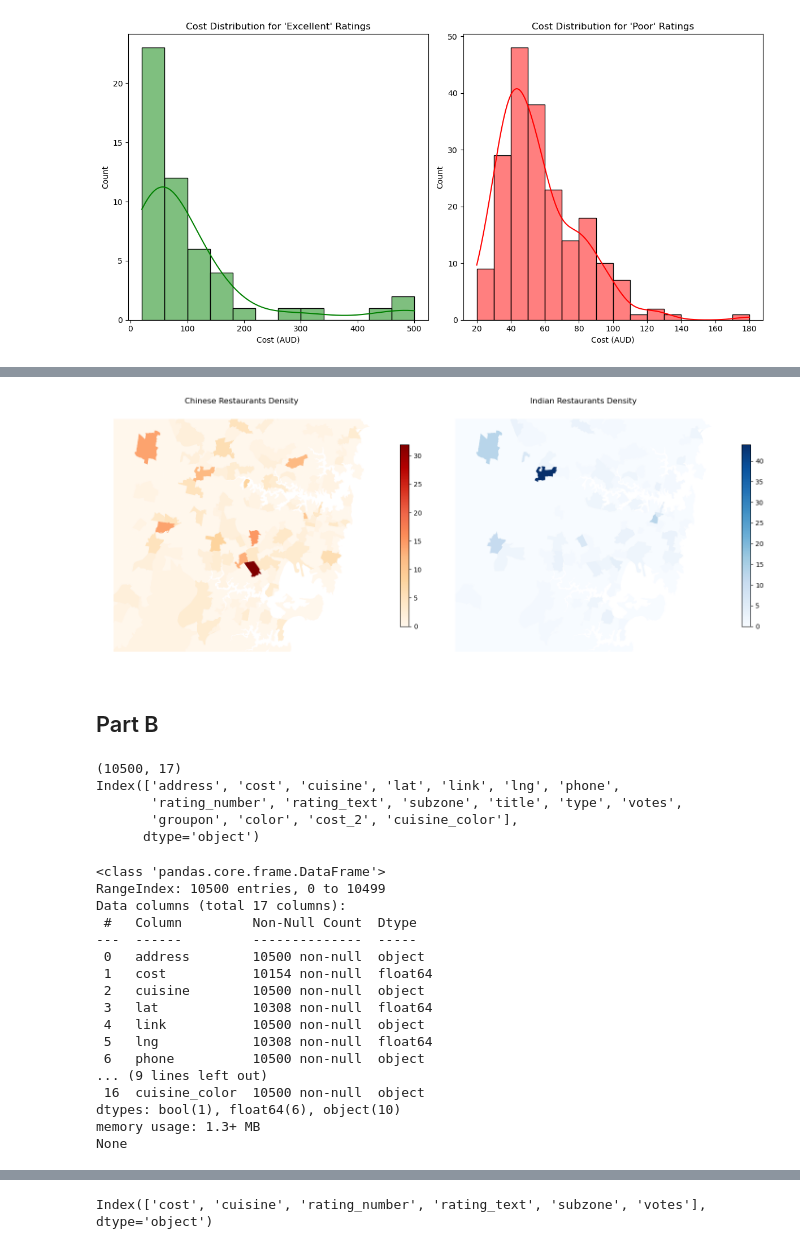
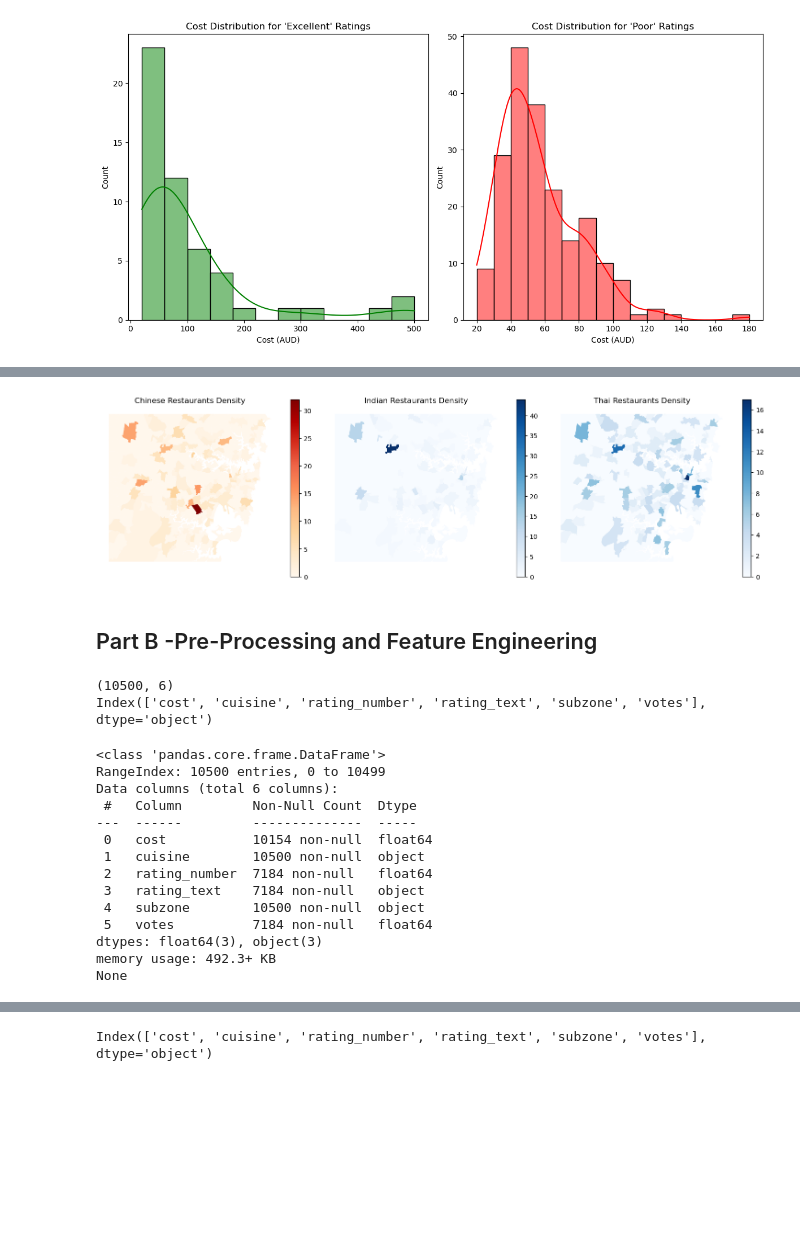
Before and after one commit to Jigme96-BHU/dsts-assignment1, a Jupyter notebook: assignment1.ipynb, the cells around one changed output, grey strips where cells are left out. Drawn from its saved outputs; the diff is of its cells as text; code cells hidden in the pictures; blank space fills up the shorter version.

```diff
--- a/assignment1.ipynb
+++ b/assignment1.ipynb
@@ -10,2 +19,4 @@ warnings.filterwarnings("ignore", category=FutureWarning)
 # %%
-data = pd.read_csv('./data/zomato_df_final_data.csv')
+# Importing the data
+
+zomato_data = pd.read_csv('./data/zomato_df_final_data.csv')
@@ -43,13 +56,14 @@ Unique elements: {'Meat Pie', 'Israeli', 'Beverages', 'Yum Cha', 'Mediterranean'
 Unique count: 134
 # %%
-# Assuming 'data' is your dataframe and 'cuisine' is the column with lists of cuisines
 # First, process the 'cuisine' column as you did earlier to split and clean the data
-data['cuisine_processed'] = data['cuisine'].str.strip("[]").str.replace("'", "").str.split(",")
+#this is similar to explode we did in our previous step
+zomato_data['cuisine_processed'] = zomato_data['cuisine'].str.strip("[]").str.replace("'", "").str.split(",")
 
 # Flatten the list of cuisines
-flattened_list = data['cuisine_processed'].explode().str.strip()
+flattened_list = zomato_data['cuisine_processed'].explode().str.strip()
 
-data.drop(columns='cuisine_processed',axis=1)
+#drop unwanted column that we have created earlier
+zomato_data.drop(columns='cuisine_processed',axis=1)
 # Get the value counts of the cuisines
 cuisine_counts = flattened_list.value_counts()
 
@@ -110,10 +128,10 @@ Name: cost, dtype: float64
 # Create cost bins and categorize the cost into ranges
 bins = [0, 20, 40, 60, 80, 100, 150, 200, 300, 500]
 labels = ['0-20', '21-40', '41-60', '61-80', '81-100', '101-150', '151-200', '201-300', '301+']
-data['cost_bins'] = pd.cut(data['cost'], bins=bins, labels=labels)
+zomato_data['cost_bins'] = pd.cut(zomato_data['cost'], bins=bins, labels=labels)
 
 # Group by rating_text and cost_bins
-stacked_data = pd.crosstab(data['cost_bins'], data['rating_text'], normalize='index')
+stacked_data = pd.crosstab(zomato_data['cost_bins'], zomato_data['rating_text'], normalize='index')
 
 # Plot the stacked bar chart
 stacked_data.plot(kind='bar', stacked=True, figsize=(12, 8), colormap='viridis')
@@ -229,32 +262,32 @@ def show_multiple_cuisine_density_maps(cuisines, geojson_file='./data/sydney.geo
     restaurants_in_suburbs['cuisine'] = restaurants_in_suburbs['cuisine'].str.strip("[]").str.replace("'", "")
 
     # Prepare subplots to display multiple cuisine density maps
     fig, axes = plt.subplots(1, len(cuisines), figsize=(15, 8))  # Adjust figure size as needed
 
     # Loop through each cuisine and plot its density map
     for i, cuisine in enumerate(cuisines):
         # Filter restaurants that serve the desired cuisine
         cuisine_restaurants = restaurants_in_suburbs[restaurants_in_suburbs['cuisine'].str.contains(cuisine, case=False)]
 
         # Group by suburb and count the restaurants serving the specified cuisine
         cuisine_density = cuisine_restaurants.groupby('subzone').size().reset_index(name='count')
 
         # Merge the cuisine density data with the suburb GeoDataFrame
         sydney_suburbs_cuisine = sydney_suburbs.merge(cuisine_density, how="left", left_on="SSC_NAME", right_on="subzone")
 
         # Fill NaN values with 0 (no restaurants serving this cuisine in the suburb)
         sydney_suburbs_cuisine['count'] = sydney_suburbs_cuisine['count'].fillna(0)
 
         # Plot the suburb map, color-coded by the number of restaurants serving the cuisine
         sydney_suburbs_cuisine.plot(column='count', ax=axes[i], legend=True, cmap='OrRd' if i == 0 else 'Blues', legend_kwds={'shrink': 0.5})
         axes[i].set_title(f'{cuisine} Restaurants Density')
         axes[i].set_axis_off()  # Remove the axis for clean visualization
 
     plt.tight_layout()  # Adjust the layout for better spacing
     plt.show()
 
 # Example usage
-cuisines_to_compare = ['Chinese', 'Indian']
+cuisines_to_compare = ['Chinese', 'Indian','Thai']
 show_multiple_cuisine_density_maps(cuisines_to_compare)
 # %% [output]
-[figure, old version]
+[figure, new version]
@@ -263,35 +370,29 @@ data = data.drop(['cuisine_processed','cost_bins'], axis=1)
 # %% [markdown]
-## Part B
+## Part B -Pre-Processing and Feature Engineering
 # %%
 #Explore Data Anaysis
 # data shape
-print(data.shape)
+print(zomato_data.shape)
 # column names
-print(data.columns)
+print(zomato_data.columns)
 # %% [output]
-(10500, 17)
-Index(['address', 'cost', 'cuisine', 'lat', 'link', 'lng', 'phone',
-       'rating_number', 'rating_text', 'subzone', 'title', 'type', 'votes',
-       'groupon', 'color', 'cost_2', 'cuisine_color'],
-      dtype='object')
+(10500, 6)
+Index(['cost', 'cuisine', 'rating_number', 'rating_text', 'subzone', 'votes'], dtype='object')
 # %%
 # summary of dataset
-print(data.info())
+print(zomato_data.info())
 # %% [output]
 <class 'pandas.core.frame.DataFrame'>
 RangeIndex: 10500 entries, 0 to 10499
-Data columns (total 17 columns):
+Data columns (total 6 columns):
  #   Column         Non-Null Count  Dtype
 ---  ------         --------------  -----
- 0   address        10500 non-null  object
- 1   cost           10154 non-null  float64
- 2   cuisine        10500 non-null  object
- 3   lat            10308 non-null  float64
- 4   link           10500 non-null  object
- 5   lng            10308 non-null  float64
- 6   phone          10500 non-null  object
-... (9 lines left out)
- 16  cuisine_color  10500 non-null  object
-dtypes: bool(1), float64(6), object(10)
-memory usage: 1.3+ MB
+ 0   cost           10154 non-null  float64
+ 1   cuisine        10500 non-null  object
+ 2   rating_number  7184 non-null   float64
+ 3   rating_text    7184 non-null   object
+ 4   subzone        10500 non-null  object
+ 5   votes          7184 non-null   float64
+dtypes: float64(3), object(3)
+memory usage: 492.3+ KB
 None
```
Also changed, not shown: parts of 69 cells of this notebook.
